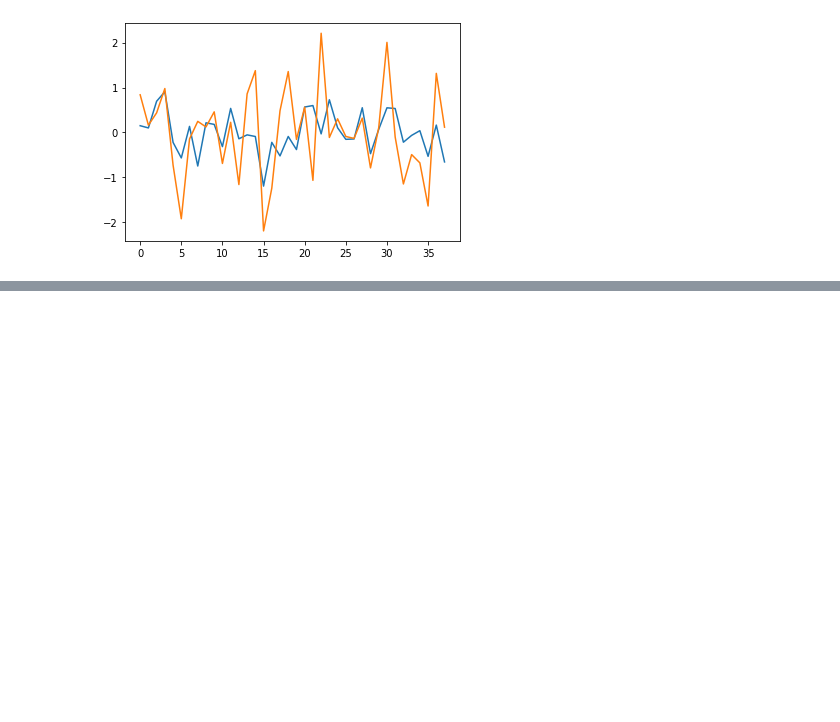
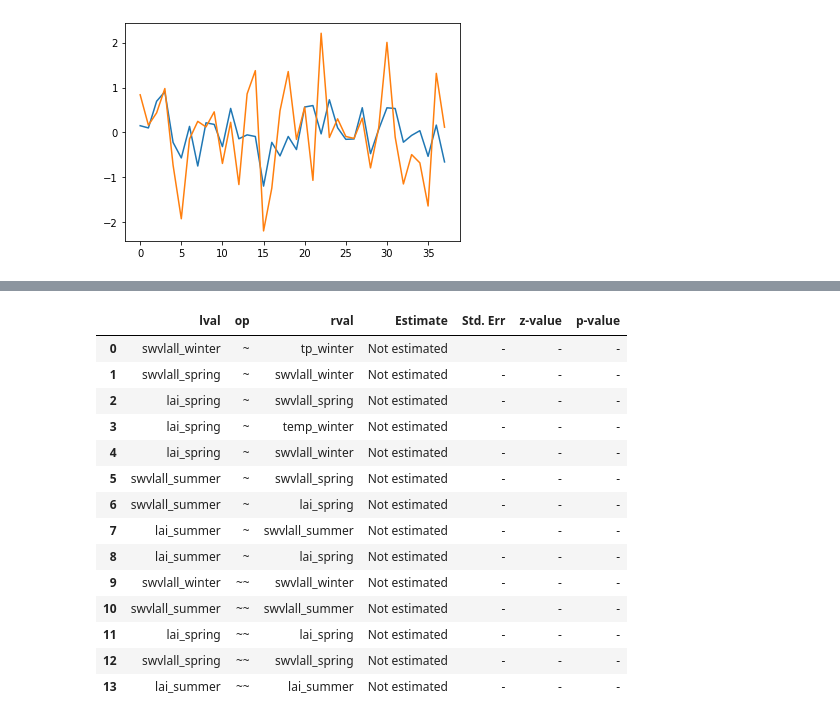
Before and after one commit to melioristic/preconditioned-compound-vegetation, a Jupyter notebook: n6_spatial_pattern_sem.ipynb, the cells around one changed output, grey strips where cells are left out. Cells and saved outputs as stored; diff of their text form; code cells hidden in the pictures; blank space fills up the shorter version.

```diff
--- a/n6_spatial_pattern_sem.ipynb
+++ b/n6_spatial_pattern_sem.ipynb
@@ -223,0 +338,18 @@ sm.semplot(model, f"images/sem_fit_general_2.png")
+# %%
+model.inspect()
+# %% [output]
+|  | lval | op | rval | Estimate | Std. Err | z-value | p-value |
+| 0 | swvlall_winter | ~ | tp_winter | Not estimated | - | - | - |
+| 1 | swvlall_spring | ~ | swvlall_winter | Not estimated | - | - | - |
+| 2 | lai_spring | ~ | swvlall_spring | Not estimated | - | - | - |
+| 3 | lai_spring | ~ | temp_winter | Not estimated | - | - | - |
+| 4 | lai_spring | ~ | swvlall_winter | Not estimated | - | - | - |
+| 5 | swvlall_summer | ~ | swvlall_spring | Not estimated | - | - | - |
+| 6 | swvlall_summer | ~ | lai_spring | Not estimated | - | - | - |
+| 7 | lai_summer | ~ | swvlall_summer | Not estimated | - | - | - |
+| 8 | lai_summer | ~ | lai_spring | Not estimated | - | - | - |
+| 9 | swvlall_winter | ~~ | swvlall_winter | Not estimated | - | - | - |
+| 10 | swvlall_summer | ~~ | swvlall_summer | Not estimated | - | - | - |
+| 11 | lai_spring | ~~ | lai_spring | Not estimated | - | - | - |
+| 12 | swvlall_spring | ~~ | swvlall_spring | Not estimated | - | - | - |
+| 13 | lai_summer | ~~ | lai_summer | Not estimated | - | - | - |
```
Also changed, not shown: parts of 14 cells of this notebook, 26 other files.
